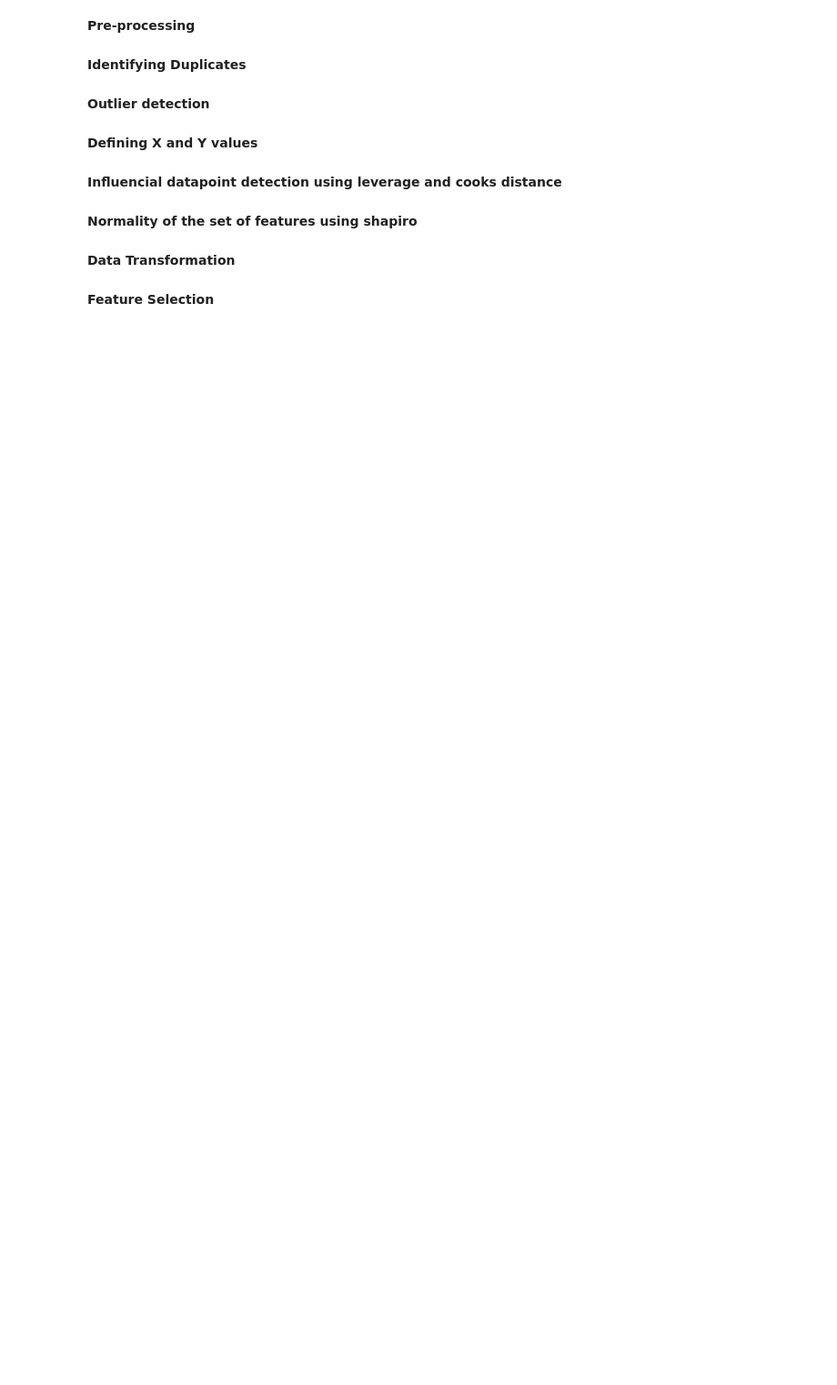
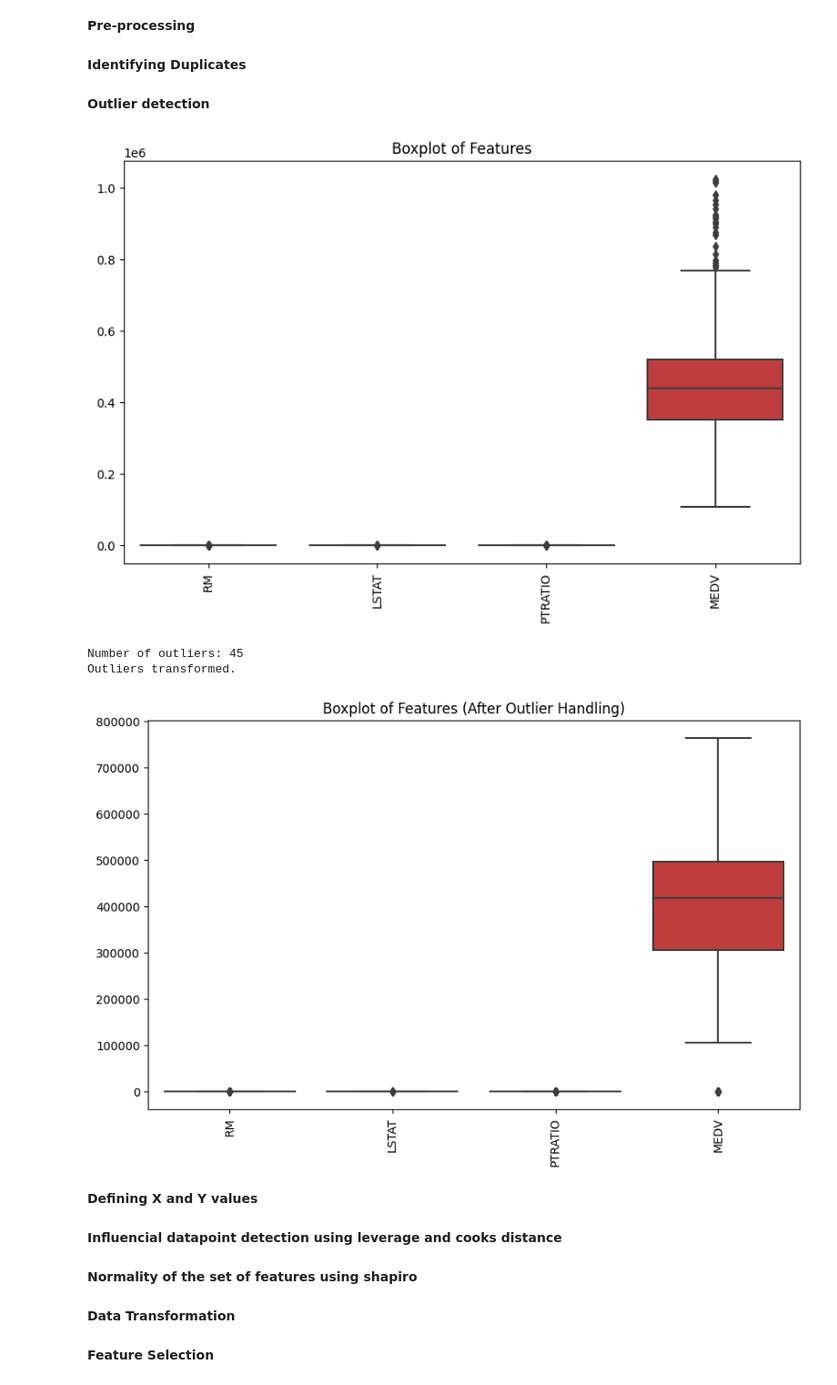
Before and after one commit to A-Burnhard/Boston-Housing-, a Jupyter notebook: Boston_Housing.ipynb, the cells around one changed output. Shown at 91% size. Cells and saved outputs as stored; diff of their text form; code cells hidden in the pictures; blank space fills up the shorter version.

```diff
--- a/Boston_Housing.ipynb
+++ b/Boston_Housing.ipynb
@@ -29,7 +29,7 @@ import pandas as pd
 import matplotlib.pyplot as plt
 import seaborn as sns
 
-data = iris_data
+data = regression_data
 
 # Visualize the distribution of each feature using box plots
 plt.figure(figsize=(10, 6))
@@ -42,40 +42,45 @@ plt.show()
 # Z-score method
 from scipy.stats import zscore
 
-data = iris_data.drop("class", axis=1)
+data = regression_data
 z_scores = zscore(data)
 outlier_threshold = 3  # Adjust the threshold as per your preference
 outliers = (abs(z_scores) > outlier_threshold).any(axis=1)
 
 # IQR method
 Q1 = data.quantile(0.25)
 Q3 = data.quantile(0.75)
 IQR = Q3 - Q1
 outliers = ((data < (Q1 - 1.5 * IQR)) | (data > (Q3 + 1.5 * IQR))).any(axis=1)
 
 # Count the number of outliers
 num_outliers = outliers.sum()
 print(f"Number of outliers: {num_outliers}")
 
 # Decide whether to remove outliers or transform them
 remove_outliers = False
 
 if remove_outliers:
     # Remove outliers from the dataset
     data = data[~outliers]
     print("Outliers removed.")
 else:
     # Transform outliers to a specific value
     outlier_value = 8  # Choose an appropriate value for transformation
     data[outliers] = outlier_value
     print("Outliers transformed.")
 
 # Updated visualization after handling outliers
 plt.figure(figsize=(10, 6))
 sns.boxplot(data=data)
 plt.xticks(rotation=90)
 plt.title('Boxplot of Features (After Outlier Handling)')
 plt.show()
+# %% [output]
+[figure, added]
+Number of outliers: 45
+Outliers transformed.
+[figure, added]
 # %% [markdown]
 **Defining X and Y values**
 # %%
```
Also changed, not shown: parts of 11 cells of this notebook.
